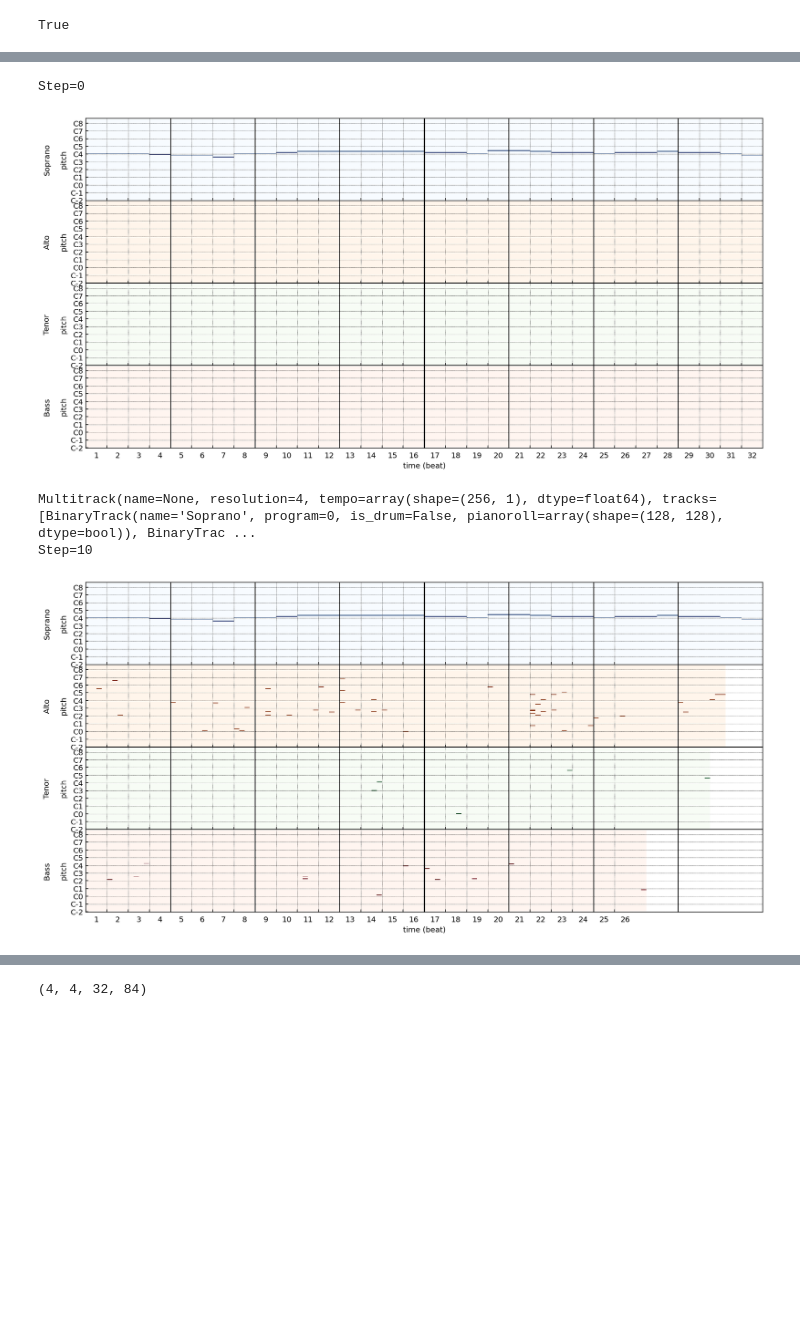
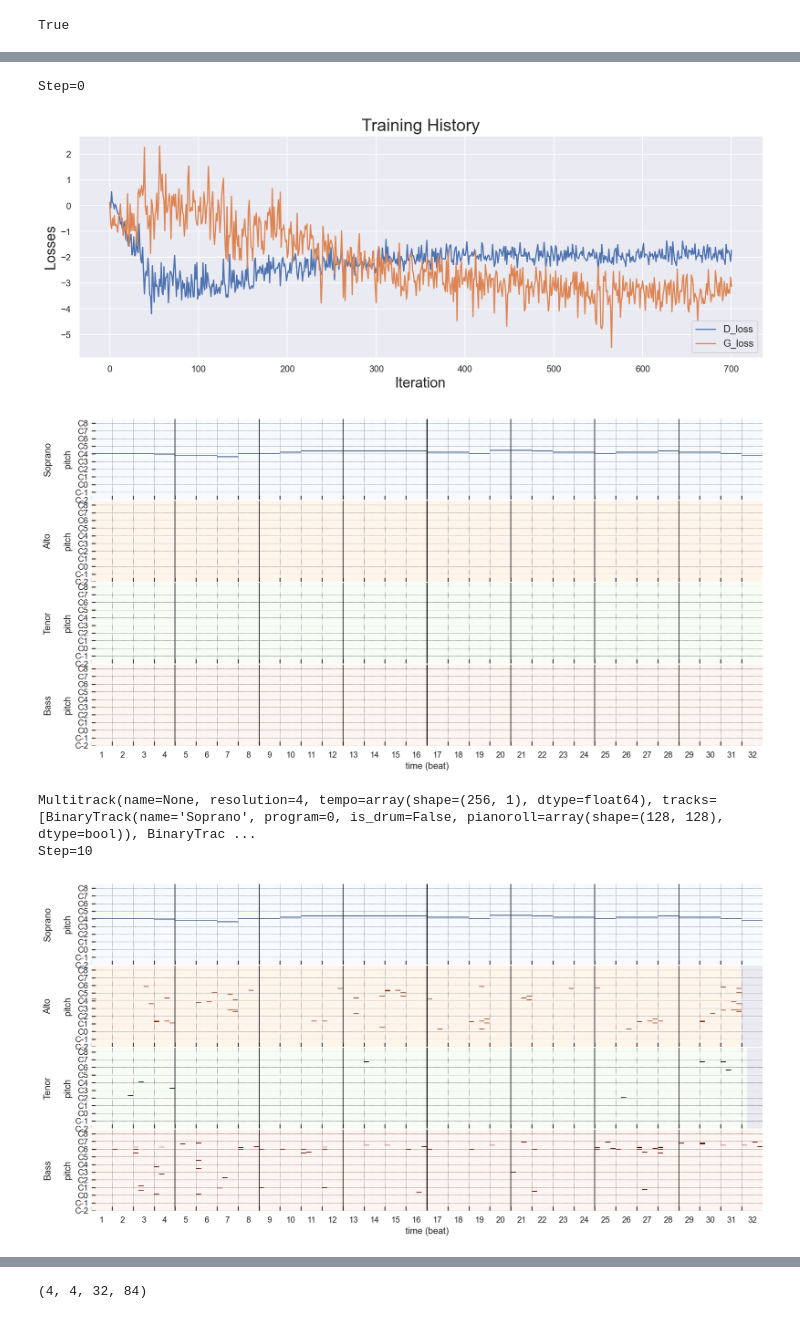
Before and after one commit to lwgmiller/HonoursProject-reharmonisationGAN, a Jupyter notebook: ReharmonisationGAN.ipynb, the cells around one changed output, grey strips where cells are left out. Cells and saved outputs as stored; diff of their text form; code cells hidden in the pictures; blank space fills up the shorter version.

```diff
--- a/ReharmonisationGAN.ipynb
+++ b/ReharmonisationGAN.ipynb
@@ -86,9 +87,9 @@ measure_resolution = 4 * beat_resolution
 tempo_array = np.full((4 * 4 * measure_resolution, 1), tempo)
 
 # Training
-batch_size = 16
+batch_size = 64
 latent_dim = 128
-n_steps = 20000
+n_steps = 7000
 
 # Sampling
 sample_interval = 10  # interval to run the sampler (in step)
@@ -456,7 +360,7 @@ Data shape : (300, 1, 32, 84)
 tracks = []
 for idx, (program, is_drum, track_name) in enumerate(zip(programs, is_drums, track_names)):
     pianoroll = np.pad(
-        np.concatenate(dataV[:4], 1)[idx], ((0, 0), (lowest_pitch, 128 - lowest_pitch - (n_pitches + 1) ))) #
+        np.concatenate(dataT[:4], 1)[idx], ((0, 0), (lowest_pitch, 128 - lowest_pitch - (n_pitches + 1) ))) #
     tracks.append(pypianoroll.BinaryTrack(name=track_name, program=program, is_drum=is_drum, pianoroll=pianoroll))
 multitrack = Multitrack(tracks=tracks, tempo=tempo_array, resolution=beat_resolution)
 multitrack.write('./midiDataset/test3.mid')
@@ -731,6 +633,9 @@ True
 # %%
 # Create a progress bar instance for monitoring
 progress_bar = tqdm(total=n_steps, initial=step, ncols=80, mininterval=1)
+
+d_losses = []
+g_losses = []
 
 # Start iterations
 while step < n_steps + 1:
@@ -741,6 +646,9 @@ while step < n_steps + 1:
         # Train the neural networks
         generator.train()
         d_loss, g_loss = train_one_step(d_optimizer, g_optimizer, real_samples, labels)
+
+        d_loss = d_loss.detach().numpy()
+        g_loss = g_loss.detach().numpy()
 
         # Record smoothened loss values to LiveLoss logger
         if step > 0:
@@ -756,6 +664,9 @@ while step < n_steps + 1:
             "(d_loss={: 8.6f}, g_loss={: 8.6f})".format(d_loss, g_loss))
 
         if step % sample_interval == 0:
+
+            d_losses.append(d_loss)
+            g_losses.append(g_loss)
         # Get generated samples
             random_idx = np.random.choice(len(dataVS), n_samples, replace=False)
             vLabels = dataVS[0:4]
@@ -767,6 +678,8 @@ while step < n_steps + 1:
             #clear_output(True)
             #if step > 0:
               #liveloss.send()
+
+
 
         step += 1
         progress_bar.update(1)
@@ -816,5 +729,21 @@ plt.show()
 # %%
 # Show history
+
+def plot_loss_logs(G_loss, D_loss, figSize=(15, 5), smoothing=0.001):
+
+    plt.ion()
+    sns.set()
+    ax.set_ylim([-100, 100])
+    plt.figure(figsize=figSize)
+    plt.plot(D_loss, label='D_loss')
+    plt.plot(G_loss, label='G_loss')
+    plt.legend(loc='lower right', fontsize='medium')
+    plt.xlabel('Iteration', fontsize='x-large')
+    plt.ylabel('Losses', fontsize='x-large')
+    plt.title('Training History', fontsize='xx-large')
+
+
+plot_loss_logs(g_losses, d_losses, figSize=(15, 5), smoothing=0.001)
 steps = [0, sample_interval, 10 * sample_interval, 100 * sample_interval, n_steps]
 for step in steps:
     print(f"Step={step}")
@@ -837,36 +766,37 @@ for step in steps:
     #for track in tracks:
       #track.standardize()
 
       #print(track)
 
     #print(tracks)
     m = Multitrack(tracks=tracks, tempo=tempo_array, resolution=beat_resolution)
 
     m.binarize()
     m.set_resolution(beat_resolution)
 
     axs = m.plot()
     for ax in axs:
         for x in range(
             measure_resolution,
             4 * measure_resolution * n_measures,
             measure_resolution
         ):
             if x % (measure_resolution * 4) == 0:
                 ax.axvline(x - 0.5, color='k')
             else:
                 ax.axvline(x - 0.5, color='k', linestyle='-', linewidth=1)
     plt.gcf().set_size_inches((16, 8))
     plt.show()
 
     print(m)
 
 m.write('./test.mid')
 # %% [output]
 Step=0
-[figure, old version]
+[figure, new version]
+[figure, new version]
 Multitrack(name=None, resolution=4, tempo=array(shape=(256, 1), dtype=float64), tracks=[BinaryTrack(name='Soprano', program=0, is_drum=False, pianoroll=array(shape=(128, 128), dtype=bool)), BinaryTrac ...
 Step=10
-[figure, old version]
+[figure, new version]
 Multitrack(name=None, resolution=4, tempo=array(shape=(256, 1), dtype=float64), tracks=[BinaryTrack(name='Soprano', program=0, is_drum=False, pianoroll=array(shape=(128, 128), dtype=bool)), BinaryTrac ...
 Step=100
```
Also changed, not shown: parts of 12 cells of this notebook, 3 other files.
